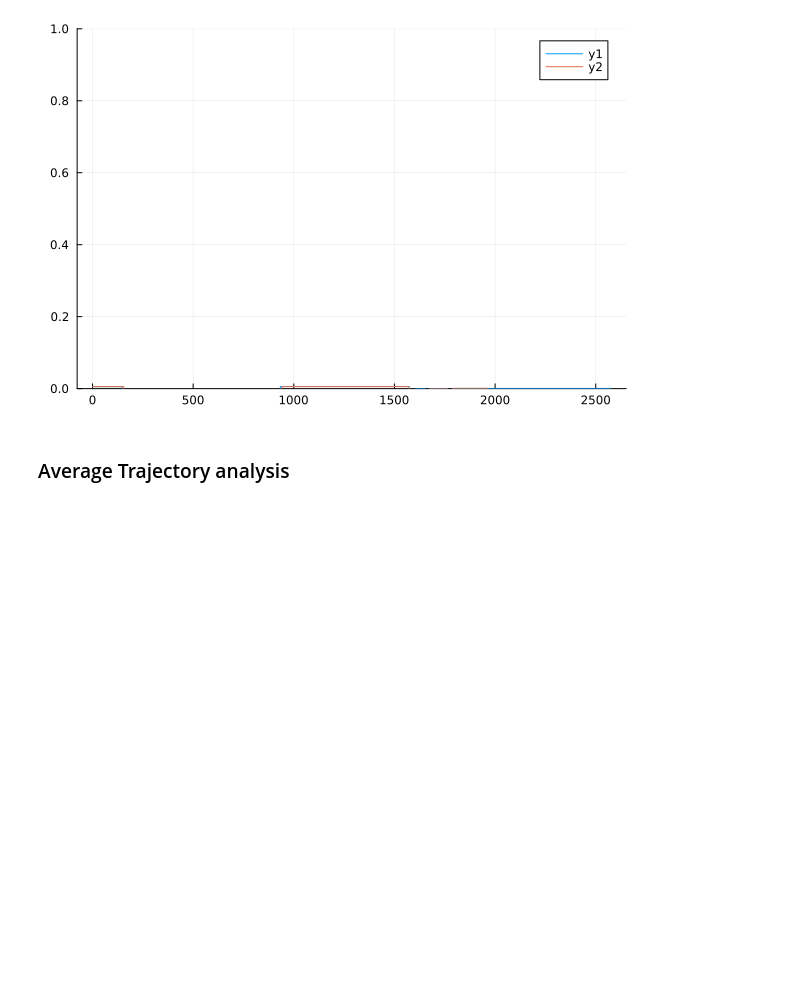
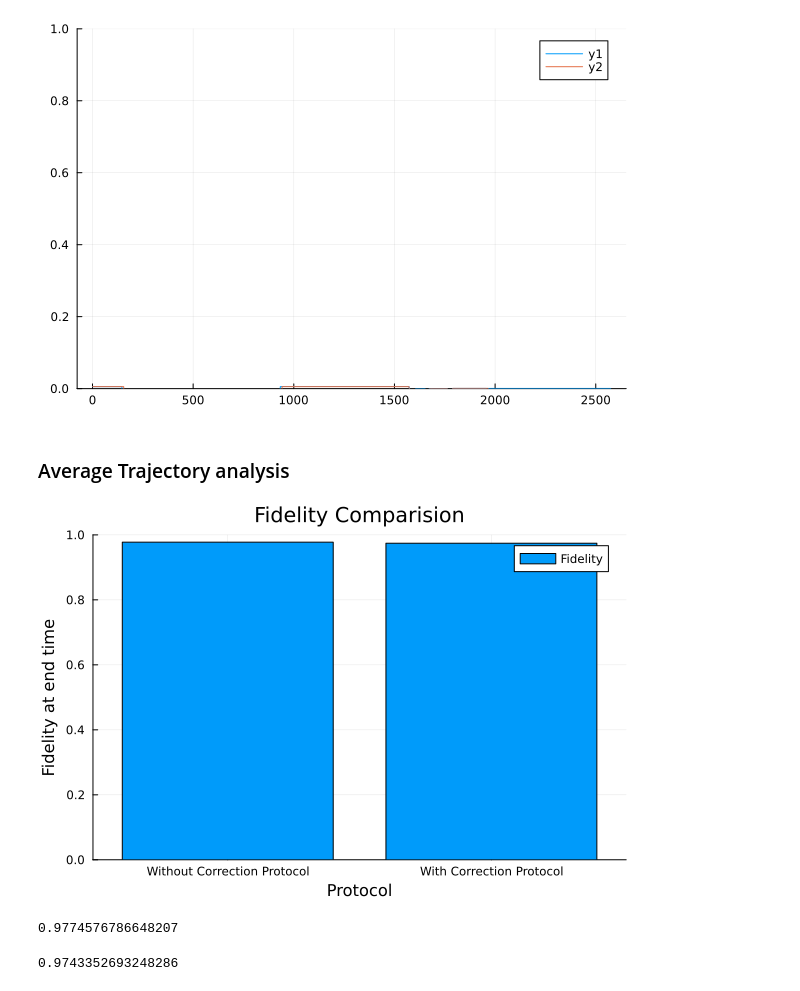
Before and after one commit to Ak-ash22/rydberg_qec, a Jupyter notebook: codework/phaseflip_code/result_analysis.ipynb, the cells around one changed output. Cells and saved outputs as stored; diff of their text form; code cells hidden in the pictures; blank space fills up the shorter version.

```diff
--- a/codework/phaseflip_code/result_analysis.ipynb
+++ b/codework/phaseflip_code/result_analysis.ipynb
@@ -53,3 +53,22 @@ plot!(S2_data,ylim=[0,1])
 [figure]
 # %% [markdown]
 ### Average Trajectory analysis
+# %%
+@load "/Users/akashmalemath/Documents/master_work/rydberg_qec/codework/phaseflip_code/results_data/N_atoms=5_γ_dephase=0.0001_Ntraj=1000_avg.jld2"
+
+avg_fidelity_after_encoding = avg_fidelity_after_encoding;
+avg_fidelity_after_correction = avg_fidelity_after_correction;
+# %%
+x = ["Without Correction Protocol", "With Correction Protocol"]
+y = [avg_fidelity_after_encoding, avg_fidelity_after_correction]
+bar(x,y, ylim=[0,1], label="Fidelity", title="Fidelity Comparision", xlabel="Protocol", ylabel="Fidelity at end time")
+# %% [output]
+[figure, added]
+# %%
+avg_fidelity_after_encoding
+# %% [output]
+0.9774576786648207
+# %%
+avg_fidelity_after_correction
+# %% [output]
+0.9743352693248286
```
Also changed, not shown: 2 other files.
